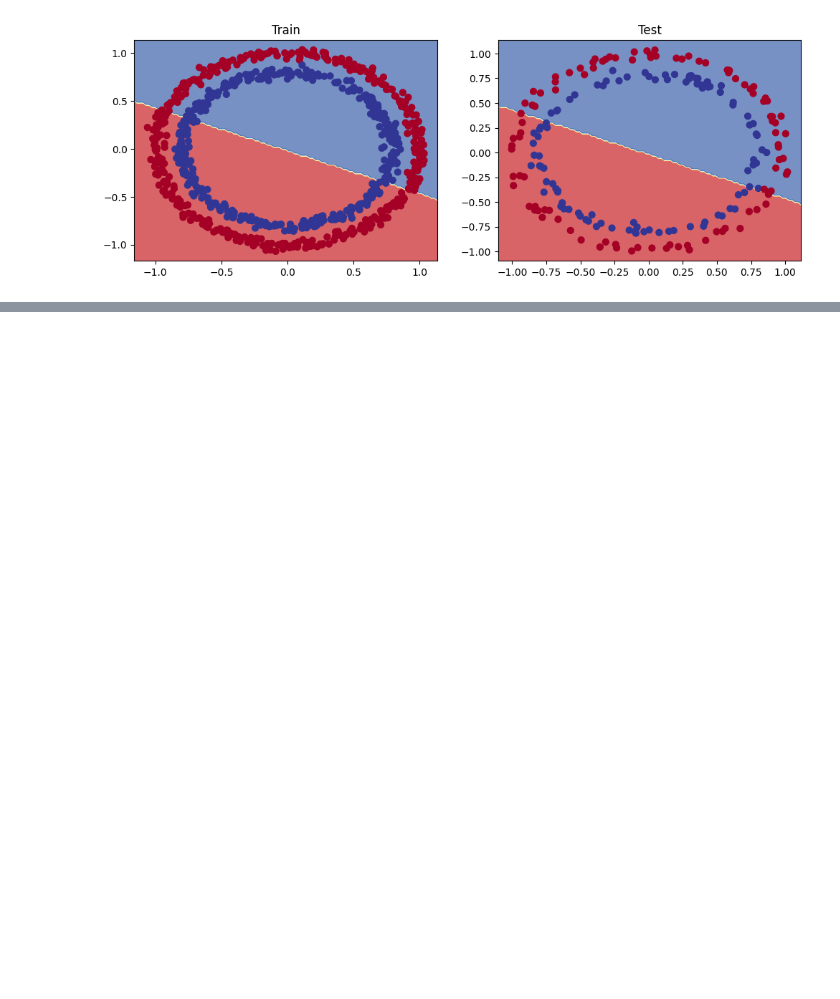
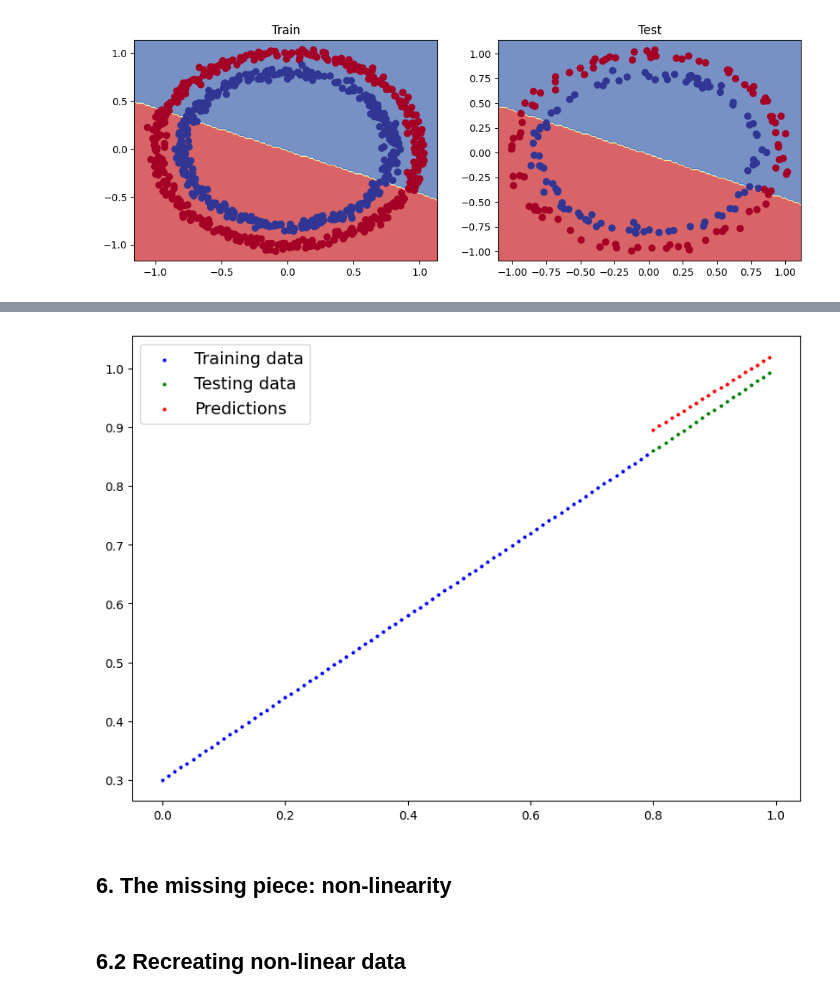
Before and after one commit to Paola2233/PyTorch-Fundamentals, a Jupyter notebook: notebooks/02_pytorch_classification.ipynb, the cells around one changed output, grey strips where cells are left out. Cells and saved outputs as stored; diff of their text form; code cells hidden in the pictures; blank space fills up the shorter version.

```diff
--- a/notebooks/02_pytorch_classification.ipynb
+++ b/notebooks/02_pytorch_classification.ipynb
@@ -412,0 +564,9 @@ plot_decision_boundary(model_0, X_test, y_test)
+# %%
+# Same architecture as model_1 but using nn.Sequential()
+model_2 = nn.Sequential(
+    nn.Linear(in_features=1, out_features=16),
+    nn.Linear(in_features=16, out_features=16),
+    nn.Linear(in_features=16, out_features=1),
+).to(device)
+
+model_2
@@ -412,0 +579,7 @@ plot_decision_boundary(model_0, X_test, y_test)
+# %%
+# Setup a loss function
+loss_fn = nn.L1Loss()
+
+# Setup an optimizer (stochastic gradient descend)
+optimizer = torch.optim.SGD(model_2.parameters(),
+                            lr=0.1)
@@ -412,0 +647,18 @@ plot_decision_boundary(model_0, X_test, y_test)
+# %%
+# Turn on evaluation mode
+model_2.eval()
+
+with torch.inference_mode():
+    y_preds = model_2(X_test_regression)
+
+plot_predictions(train_data=X_train_regression.cpu(),
+                 train_labels=y_train_regression.cpu(),
+                 test_data=X_test_regression.cpu(),
+                 test_labels=y_test_regression.cpu(),
+                 predictions=y_preds.cpu())
+# %% [output]
+[figure, added]
+# %% [markdown]
+## 6. The missing piece: **non-linearity**
+# %% [markdown]
+## 6.2 Recreating non-linear data
```
Also changed, not shown: parts of 43 cells of this notebook.
